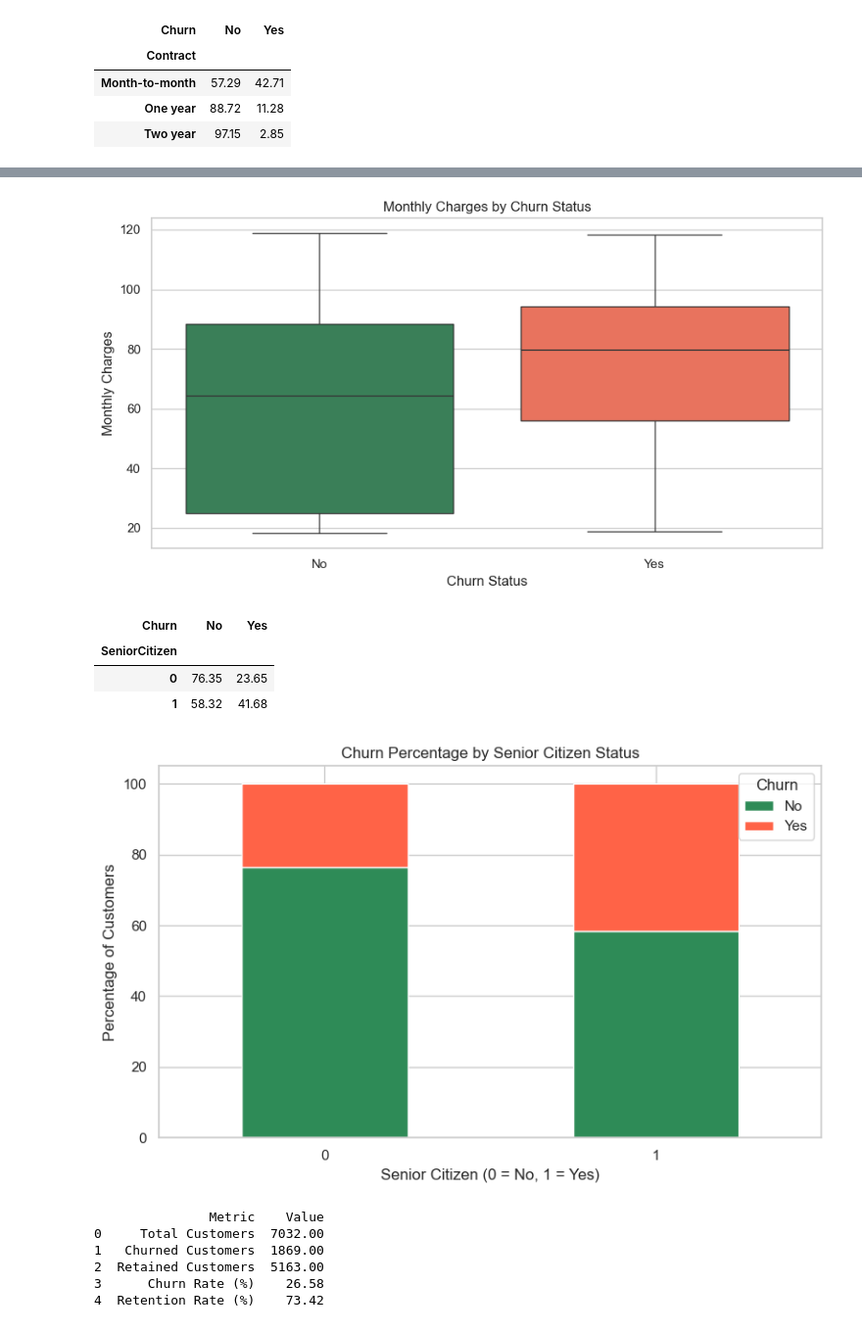
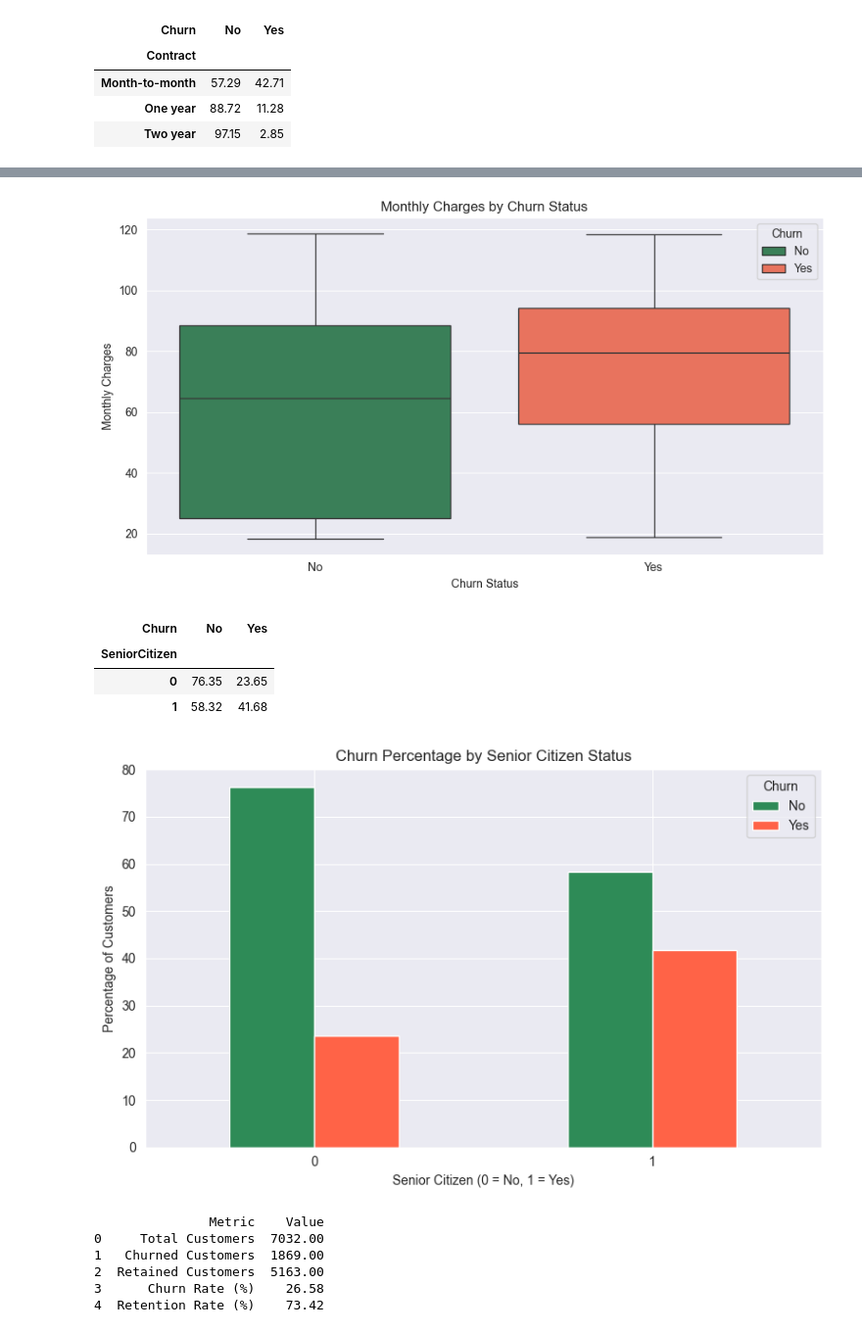
Before and after one commit to mitesh256/customer_churn_analysis, a Jupyter notebook: notebooks/customer_churn_analysis.ipynb, the cells around one changed output, grey strips where cells are left out. Shown at 98% size. Cells and saved outputs as stored; diff of their text form; code cells hidden in the pictures.

```diff
--- a/notebooks/customer_churn_analysis.ipynb
+++ b/notebooks/customer_churn_analysis.ipynb
@@ -4,11 +4,7 @@ import numpy as np
 import matplotlib.pyplot as plt
 import seaborn as sns
 
-# Display settings
-pd.set_option("display.max_columns", None)
-pd.set_option("display.max_rows", 20)
 
-sns.set_theme(style="whitegrid")
 
 print("All libraries imported successfully!")
 # %% [output]
@@ -440,7 +388,7 @@ sns.boxplot(
     y="MonthlyCharges",
     hue="Churn",
     palette={"No": "seagreen", "Yes": "tomato"},
-    legend=False
+    legend=True
 )
 
 plt.title("Monthly Charges by Churn Status")
@@ -450,7 +398,7 @@ plt.ylabel("Monthly Charges")
 plt.tight_layout()
 plt.show()
 # %% [output]
-[figure, old version]
+[figure, new version]
 # %%
 senior_churn = pd.crosstab(
     df["SeniorCitizen"],
@@ -467,21 +415,21 @@ display(senior_churn.round(2))
 # %%
 senior_churn.plot(
     kind="bar",
-    stacked=True,
+    stacked=False,
     figsize=(8, 5),
     color=["seagreen", "tomato"]
 )
 
 plt.title("Churn Percentage by Senior Citizen Status")
 plt.xlabel("Senior Citizen (0 = No, 1 = Yes)")
 plt.ylabel("Percentage of Customers")
 plt.legend(title="Churn")
 
 plt.xticks(rotation=0)
 plt.tight_layout()
 plt.show()
 # %% [output]
-[figure, old version]
+[figure, new version]
 # %%
 # Total customers
 total_customers = len(df)
```
Also changed, not shown: parts of 11 cells of this notebook.
